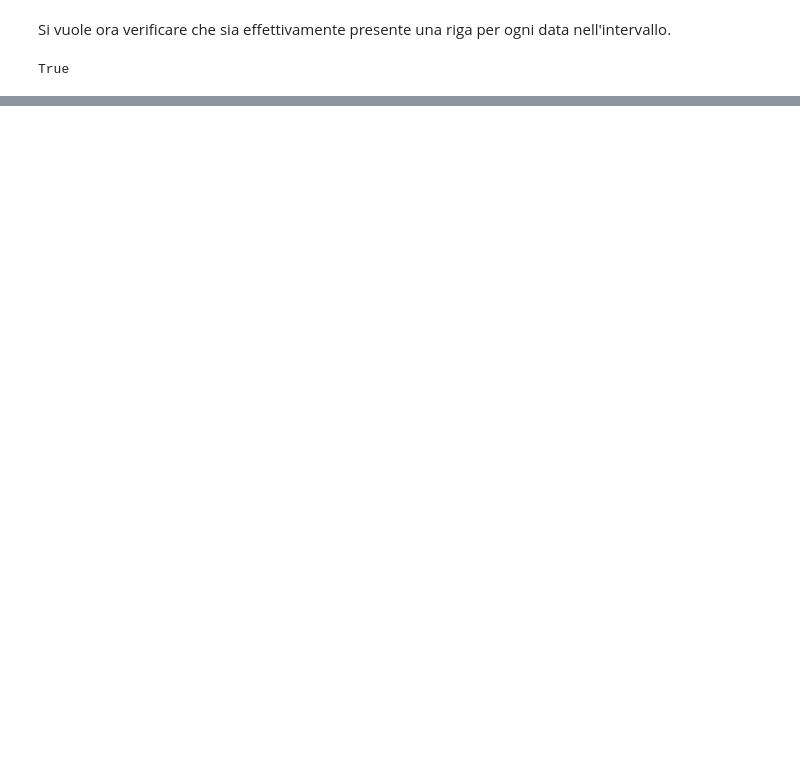
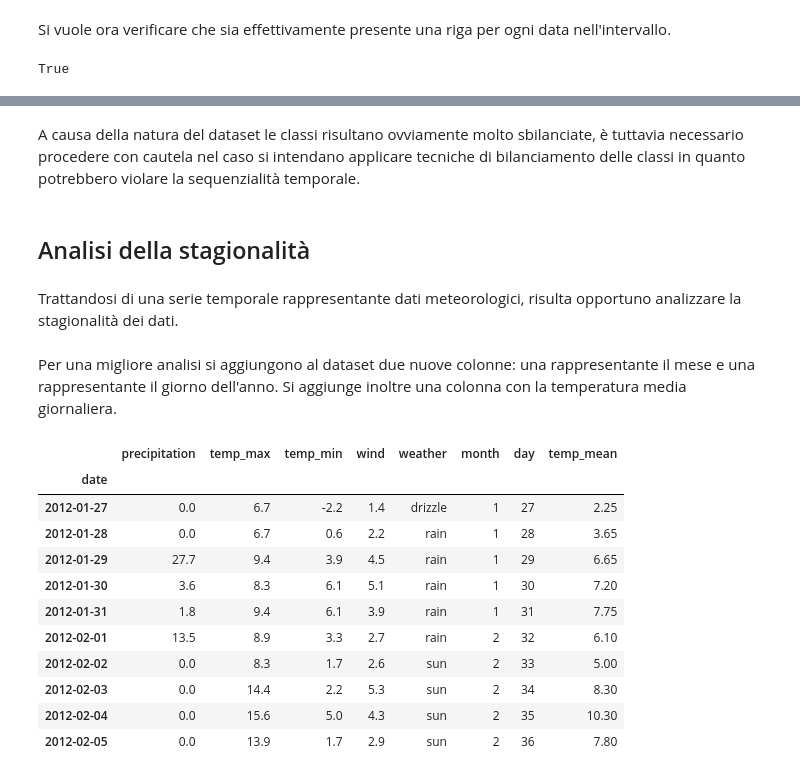
Before and after one commit to Orbmad/Data_Intensive_project, a Jupyter notebook: weather_predictions.ipynb, the cells around one changed output, grey strips where cells are left out. Drawn from its saved outputs; the diff is of its cells as text; code cells hidden in the pictures; blank space fills up the shorter version.

```diff
--- a/weather_predictions.ipynb
+++ b/weather_predictions.ipynb
@@ -51,0 +96,28 @@ Tutte le date nell'intervallo risultano presenti, questo rende il dataset comoda
+# %% [markdown]
+A causa della natura del dataset le classi risultano ovviamente molto sbilanciate, è tuttavia necessario procedere con cautela nel caso si intendano applicare tecniche di bilanciamento delle classi in quanto potrebbero violare la sequenzialità temporale.
+# %% [markdown]
+## Analisi della stagionalità
+# %% [markdown]
+Trattandosi di una serie temporale rappresentante dati meteorologici, risulta opportuno analizzare la stagionalità dei dati.
+# %% [markdown]
+Per una migliore analisi si aggiungono al dataset due nuove colonne: una rappresentante il mese e una rappresentante il giorno dell'anno. Si aggiunge inoltre una colonna con la temperatura media giornaliera.
+# %%
+dataset['month'] = dataset.index.month
+dataset['day'] = dataset.index.day_of_year
+
+dataset['temp_mean'] = (dataset['temp_max'] + dataset['temp_min']) / 2
+
+dataset.iloc[26:36, :]
+# %% [output]
+|  | precipitation | temp_max | temp_min | wind | weather | month | day | temp_mean |
+| date |  |  |  |  |  |  |  |  |
+| 2012-01-27 | 0.0 | 6.7 | -2.2 | 1.4 | drizzle | 1 | 27 | 2.25 |
+| 2012-01-28 | 0.0 | 6.7 | 0.6 | 2.2 | rain | 1 | 28 | 3.65 |
+| 2012-01-29 | 27.7 | 9.4 | 3.9 | 4.5 | rain | 1 | 29 | 6.65 |
+| 2012-01-30 | 3.6 | 8.3 | 6.1 | 5.1 | rain | 1 | 30 | 7.20 |
+| 2012-01-31 | 1.8 | 9.4 | 6.1 | 3.9 | rain | 1 | 31 | 7.75 |
+| 2012-02-01 | 13.5 | 8.9 | 3.3 | 2.7 | rain | 2 | 32 | 6.10 |
+| 2012-02-02 | 0.0 | 8.3 | 1.7 | 2.6 | sun | 2 | 33 | 5.00 |
+| 2012-02-03 | 0.0 | 14.4 | 2.2 | 5.3 | sun | 2 | 34 | 8.30 |
+| 2012-02-04 | 0.0 | 15.6 | 5.0 | 4.3 | sun | 2 | 35 | 10.30 |
+| 2012-02-05 | 0.0 | 13.9 | 1.7 | 2.9 | sun | 2 | 36 | 7.80 |
```
Also changed, not shown: parts of 10 cells of this notebook.
